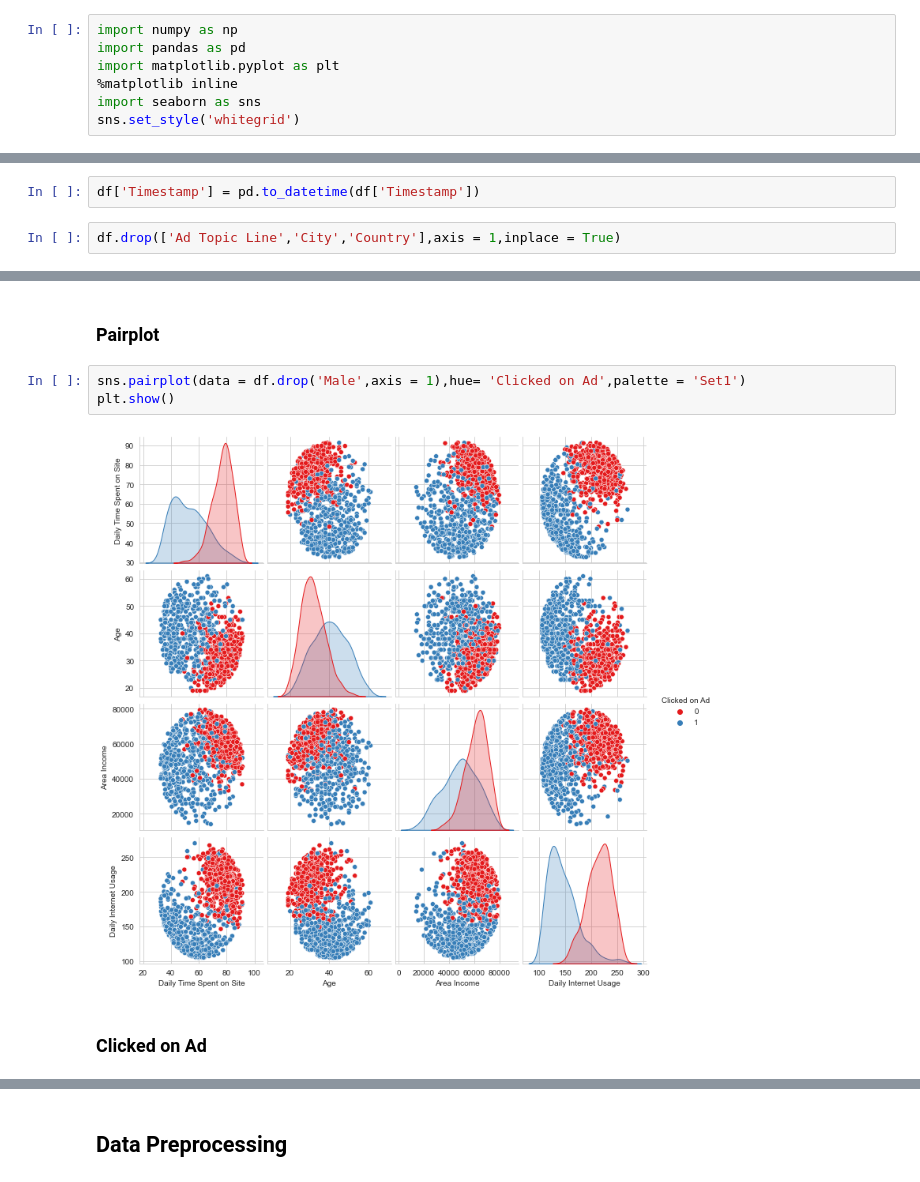
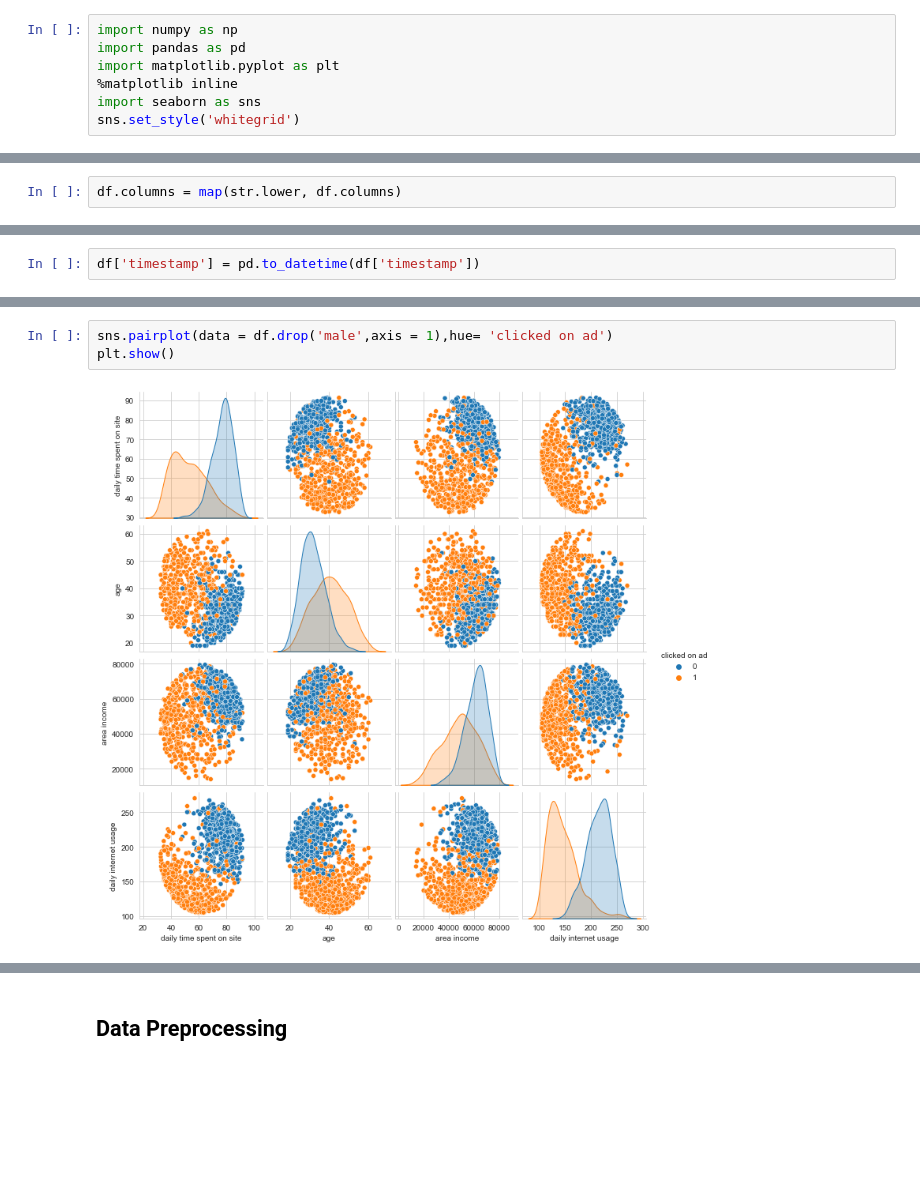
Before and after one commit to SamedArici/Python-Classification-Problems, a Jupyter notebook: Classification/Advertising/Advertising.ipynb, the cells around one changed output, grey strips where cells are left out. Saved outputs shown, nothing was run; the diff lists cells and outputs as text; blank space fills up the shorter version.

```diff
--- a/Classification/Advertising/Advertising.ipynb
+++ b/Classification/Advertising/Advertising.ipynb
@@ -22,3 +25,5 @@ df.head()
+# %%
+df.columns = map(str.lower, df.columns)
 # %%
 df.isnull().sum()
 # %% [output]
@@ -35,8 +40,4 @@ Clicked on Ad               0
 dtype: int64
-# %%
-df['Timestamp'] = pd.to_datetime(df['Timestamp'])
-# %%
-df.drop(['Ad Topic Line','City','Country'],axis = 1,inplace = True)
 # %%
 df.info()
 # %% [output]
@@ -57,3 +61,5 @@ memory usage: 54.8 KB
+# %%
+df['timestamp'] = pd.to_datetime(df['timestamp'])
 # %%
 df.describe([0]).T
 # %% [output]
@@ -115,9 +103,5 @@ plt.show()
-# %% [markdown]
-### Pairplot
 # %%
-sns.pairplot(data = df.drop('Male',axis = 1),hue= 'Clicked on Ad',palette = 'Set1')
+sns.pairplot(data = df.drop('male',axis = 1),hue= 'clicked on ad')
 plt.show()
 # %% [output]
-[figure, old version]
+[figure, new version]
-# %% [markdown]
-### Clicked on Ad
```
Also changed, not shown: parts of 69 cells of this notebook, 3 other files.
